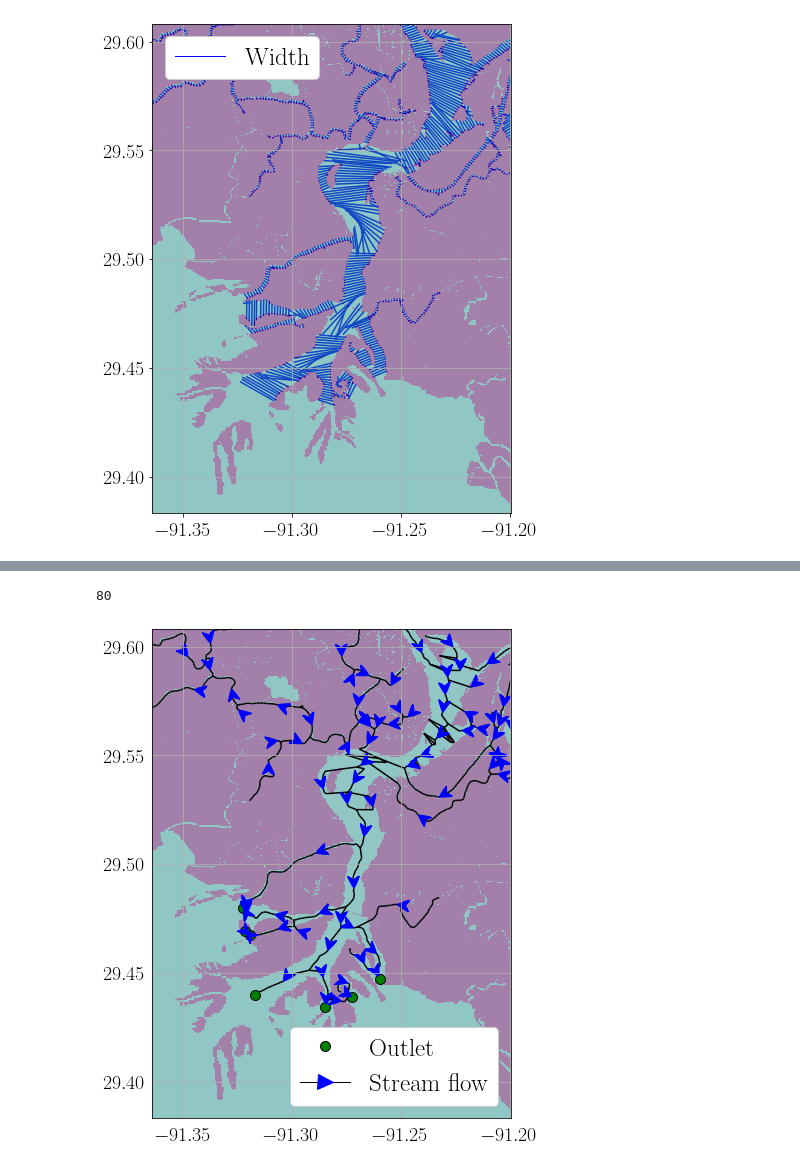
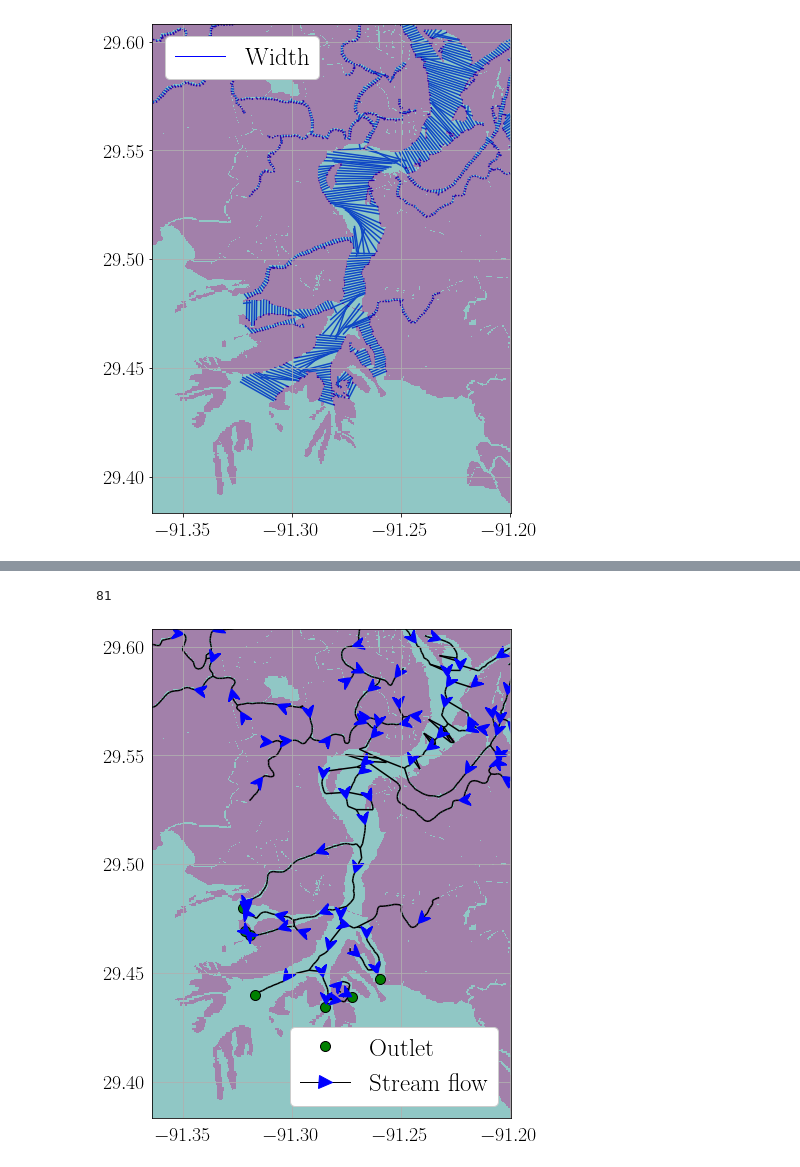
Before and after one commit to simard-landscape-lab/orinoco, a Jupyter notebook: notebooks/examples/3 - Plot - Report Figures.ipynb, the cells around one changed output, grey strips where cells are left out. Drawn from its saved outputs; the diff is of its cells as text; code cells hidden in the pictures.

Commit message:
finished plotting notebooks

```diff
--- a/notebooks/examples/3 - Plot - Report Figures.ipynb
+++ b/notebooks/examples/3 - Plot - Report Figures.ipynb
@@ -246,9 +288,16 @@ plt.savefig(plots_for_maps_dir/'landcover_init.png')
 # %%
+# Options are 'Atchafalaya' or 'Wax Lake'
+subarea = 'Atchafalaya'
+
 # Atchafalaya
-if True:
+if subarea == 'Atchafalaya':
     sy = np.s_[250:1000]
     sx = np.s_[600:1150]
+
 # Wax Lake
-else:
+elif subarea == 'Wax Lake':
     sy = np.s_[250:750]
     sx = np.s_[150:650]
+
+else:
+    raise ValueError('Not considered')
@@ -330,14 +451,13 @@ To plot the graph, we need it in 'epsg:4326'. Unfortunately, using pyproj direct
 # %%
 # Slower, but equivalent
-
 # from pyproj import Proj, transform
 # inProj = Proj(init=original_crs)
 # outProj = Proj(init='epsg:4326')
 # pos_r = {node: transform(inProj,outProj,*node) for node in H.nodes()}
 
-geom = list(map(lambda p: Point(*p), H.nodes()))
-nodes_df_temp = gpd.GeoDataFrame(geometry=geom, crs=original_crs)
-nodes_df_temp['geometry_r'] = nodes_df_temp.geometry.to_crs({'init':'epsg:4326'})
-nodes_df_temp['geometry_r_coords'] = nodes_df_temp['geometry_r'].map(lambda p: p.coords[0])
-nodes_df_temp['geometry_coords'] = nodes_df_temp['geometry'].map(lambda p: p.coords[0])
-nodes_df_temp.head()
+# Open the original node file (reprojecting and projecting back has numerical errors and node keys may be lost)
+df_nodes_original = gpd.read_file(products_for_map_dir/'orinoco_nodes.geojson')
+df_nodes_original['geometry_coords'] =df_nodes_original['geometry'].map(lambda point: point.coords[0])
+df_nodes_original['geometry_coords_r'] =df_nodes_original['geometry'].to_crs({'init': 'epsg:4326'}).map(lambda point: point.coords[0])
+
+pos_r = df_nodes_original.set_index('geometry_coords').to_dict()['geometry_coords_r']
@@ -351,2 +463,0 @@ nodes_df_temp.head()
-# %%
-pos_r = nodes_df_temp.set_index('geometry_coords').to_dict()['geometry_r_coords']
@@ -459,26 +543,33 @@ ax.legend(handles=legend_elements, loc='upper left', fontsize=15, framealpha=1)
 # %%
-from orinoco import dfs_line_search
+from orinoco import dfs_line_search, direct_line
 
+# Determine interface nodes
 interface_nodes = [node for node, data in H.nodes(data=True) if data['interface_adj']]
 node_data = dict(H.nodes(data=True))
 
+# Partition edges
 def dfs_line_search_with_interface(G, source):
     def interface_criterion(node):
         return node_data[node]['interface_adj']
     return dfs_line_search(G, source, break_func=interface_criterion)
 
 random_source = interface_nodes[0]
-
 lines = list(dfs_line_search_with_interface(H.to_undirected(), random_source))
 
+# Ensure the lines are oriented
+direct_line_partial = lambda line: direct_line(line, node_data)
+lines = list(map(direct_line_partial, lines))
+
+# Find edges that are part of group with size bigger than 2 and find 1/3rd point
 edges_with_arrows_0 = [line[len(line)//3] for line in lines
                      if len(line) > 2]
+# Make sure we also label the edge groups next to interface
 edges_with_arrows_1 = [line[len(line)//3] for line in lines
                      if (node_data[line[-1][0]]['interface_adj']) | (node_data[line[-1][1]]['interface_adj'])]
 edges_with_arrows = edges_with_arrows_0 + edges_with_arrows_1
 len(edges_with_arrows)
 # %% [output]
-80
+81
 # %%
 fig, ax = plt.subplots(figsize=(13, 9))
 plot.show(water_mask_c,
@@ -523,32 +614,32 @@ nx.draw_networkx_edges(H2,
 
 legend_elements = [Line2D([0],
                           [0],
                           marker='o',
                           color='w',
                           label=f'Outlet',
                           markerfacecolor='green',
                           markeredgecolor='black',
                           alpha=1,
                           markersize=10)]
 
 legend_elements += [Line2D([0],
                            [0],
                            marker='>',
                            color='black',
                            markerfacecolor='blue',
                            markeredgecolor='blue',
                            label='Stream flow',
                            linewidth=1,
-                           markersize=15)]
+                           markersize=13)]
 ax.legend(handles=legend_elements, loc='lower right', fontsize=25,  framealpha=1)
 
 ax.grid('on')
 ax.tick_params(axis='both',
                which='major',
                labelbottom=True,
                labelleft=True)
 
 
 plt.savefig(plots_for_maps_dir/'cropped_net_dir.png')
 # %% [output]
-[figure, old version]
+[figure, new version]
```
Also changed, not shown: parts of 41 cells of this notebook.
